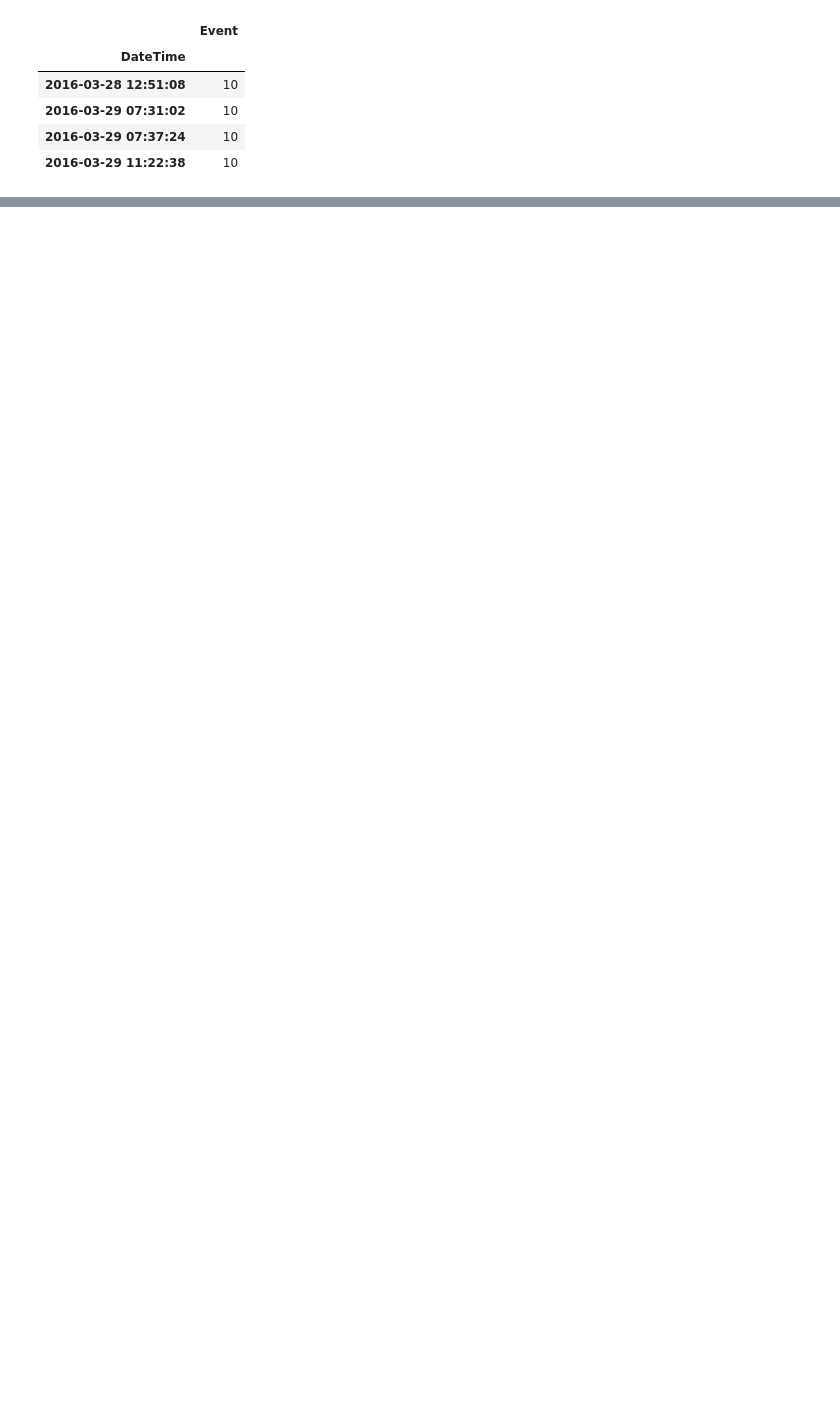
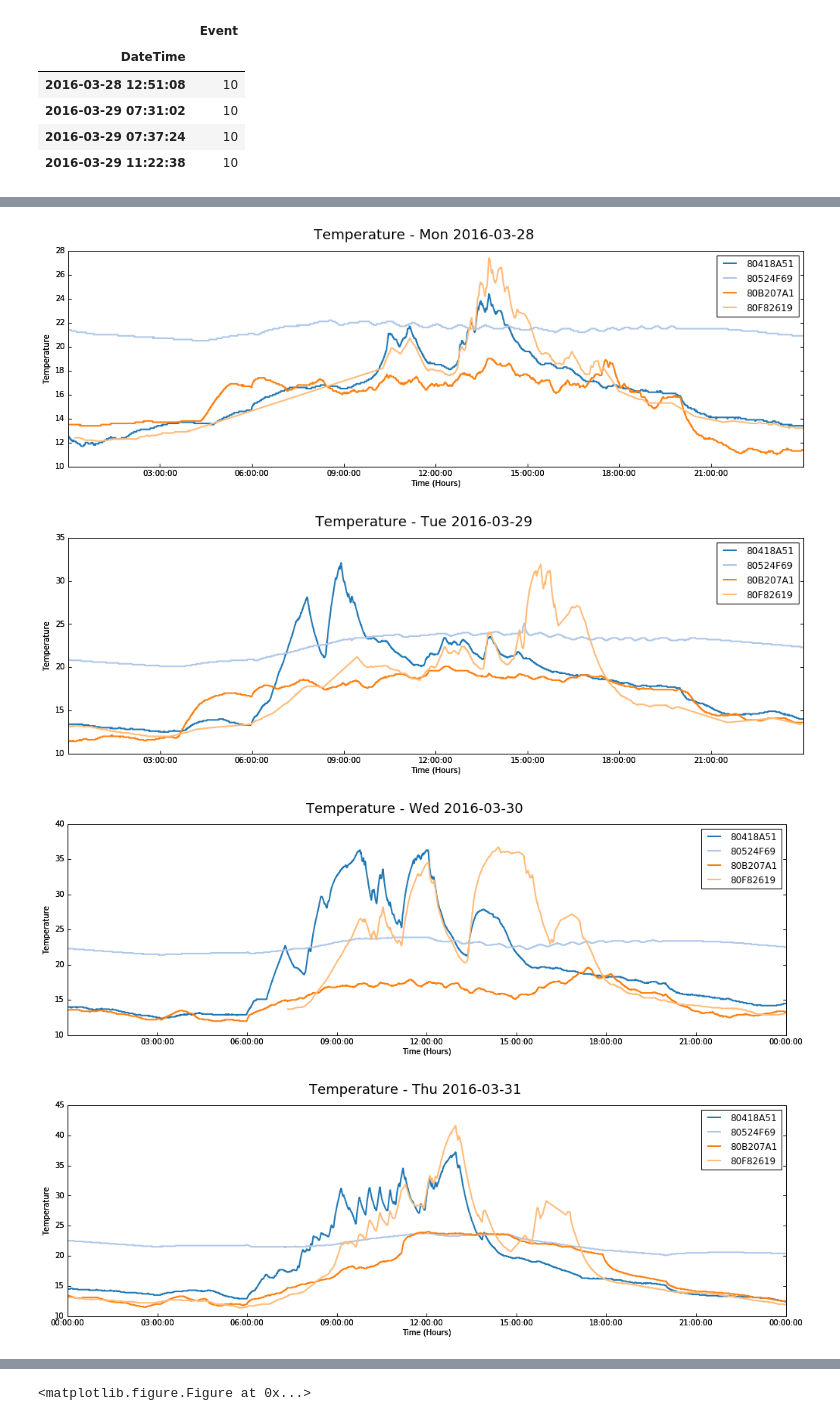
Before and after one commit to sjmf/reportgen, a Jupyter notebook: reporting.ipynb, the cells around one changed output, grey strips where cells are left out. Saved outputs shown, nothing was run; the diff lists cells and outputs as text; code cells hidden in the pictures; blank space fills up the shorter version.

```diff
--- a/reporting.ipynb
+++ b/reporting.ipynb
@@ -239,0 +122,3 @@ graph(x_data, y_data, "Time (Days)", series_labels, override_label="Temperature"
+# %%
+print(t_start, t_end)
+days=pd.date_range(t_start, t_end, freq='D', normalize=True)
@@ -239,0 +127,30 @@ graph(x_data, y_data, "Time (Days)", series_labels, override_label="Temperature"
+# %%
+import calendar
+
+for day in days:
+    start = day
+    end = day + pd.Timedelta('1 day')
+
+    x_data = [ dfs[i].loc[start:end,].index  for i in dfs ]
+    #print(start, end, sum( [len(x) for x in x_data] ))
+
+    # Ignore days with one value (e.g. fetch interface returns 23:59:58 from the previous day)
+    if sum( [len(x) for x in x_data] ) <= len( x_data ):
+        continue
+
+    graph([ dfs[i].loc[start:end,].index  for i in dfs ],
+          [ dfs[i].loc[start:end, 'Temp'].values for i in dfs ],
+          x_label="Time (Hours)",
+          y_label="Temperature",
+          y_series=list(dfs.keys()),
+          title="Temperature - {0} {1}".format(calendar.day_abbr[start.dayofweek], start.date()),
+          #colors=graph.colors[::2],
+          twin_y=True,
+          legend=True,
+          savefig=True,
+          savedir='figures')
+# %% [output]
+[figure, added]
+[figure, added]
+[figure, added]
+[figure, added]
@@ -239,0 +160 @@ graph(x_data, y_data, "Time (Days)", series_labels, override_label="Temperature"
+<matplotlib.figure.Figure at 0x...>
```
Also changed, not shown: parts of 20 cells of this notebook, 1 other file.
